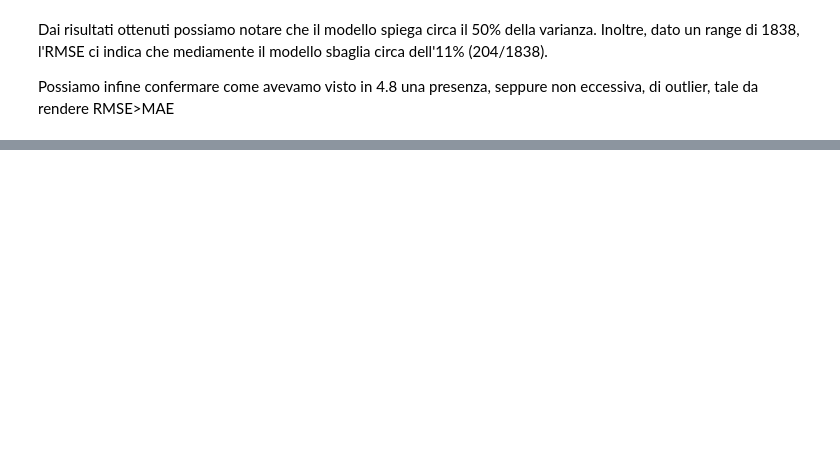
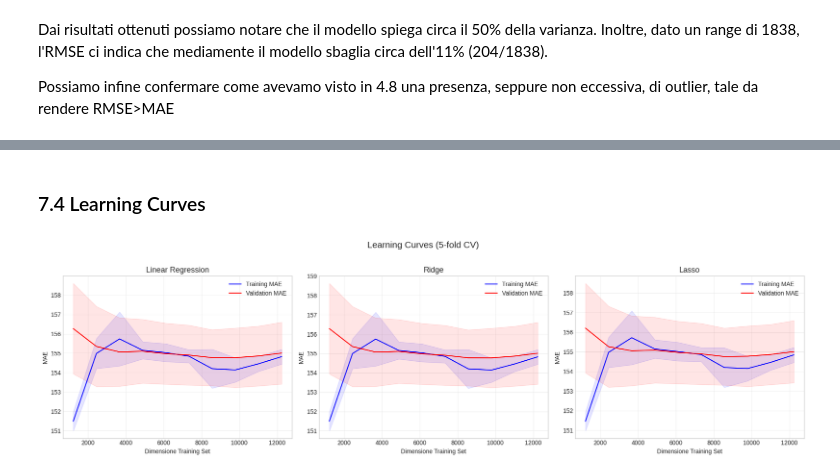
Before and after one commit to AndreaMorbello/Progetto-IA2, a Jupyter notebook: Notebooks/Notebook-IA2.ipynb, the cells around one changed output, grey strips where cells are left out. Drawn from its saved outputs; the diff is of its cells as text; code cells hidden in the pictures; blank space fills up the shorter version.

```diff
--- a/Notebooks/Notebook-IA2.ipynb
+++ b/Notebooks/Notebook-IA2.ipynb
@@ -1006,0 +1076,43 @@ print(risultati)
+# %% [markdown]
+### 7.4 Learning Curves
+# %%
+from sklearn.model_selection import learning_curve
+
+fig, axes = plt.subplots(1, 3, figsize=(18, 5))
+
+models = {
+    "Linear Regression": baseline_model,
+    "Ridge": ridge_model,
+    "Lasso": lasso_model
+}
+
+for ax, (name, model) in zip(axes, models.items()):
+    train_sizes, train_scores, val_scores = learning_curve(
+        model, X_train, y_train,
+        train_sizes=np.linspace(0.1, 1.0, 10),
+        cv=5,
+        scoring='neg_mean_absolute_error',
+        n_jobs=-1
+    )
+
+    train_mean = -train_scores.mean(axis=1)
+    train_std = train_scores.std(axis=1)
+    val_mean = -val_scores.mean(axis=1)
+    val_std = val_scores.std(axis=1)
+
+    ax.plot(train_sizes, train_mean, label='Training MAE', color='blue')
+    ax.fill_between(train_sizes, train_mean - train_std, train_mean + train_std, alpha=0.1, color='blue')
+    ax.plot(train_sizes, val_mean, label='Validation MAE', color='red')
+    ax.fill_between(train_sizes, val_mean - val_std, val_mean + val_std, alpha=0.1, color='red')
+
+    ax.set_title(name, fontsize=13)
+    ax.set_xlabel("Dimensione Training Set")
+    ax.set_ylabel("MAE")
+    ax.legend(loc='upper right')
+    ax.grid(True, alpha=0.3)
+
+plt.suptitle("Learning Curves (5-fold CV)", fontsize=15, y=1.02)
+plt.tight_layout()
+plt.show()
+# %% [output]
+[figure, added]
```
Also changed, not shown: parts of 31 cells of this notebook.
